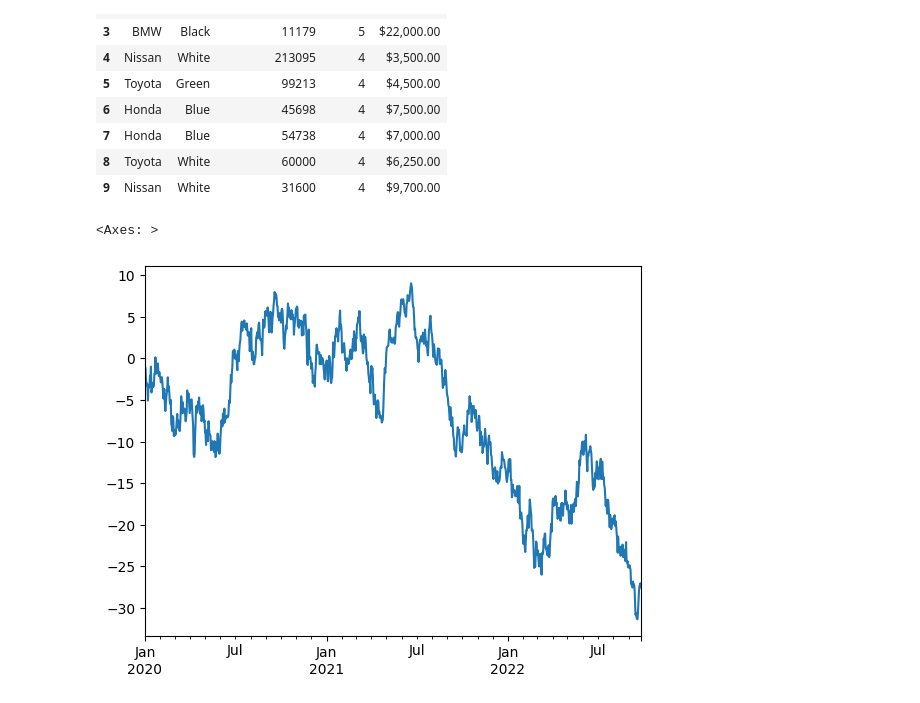
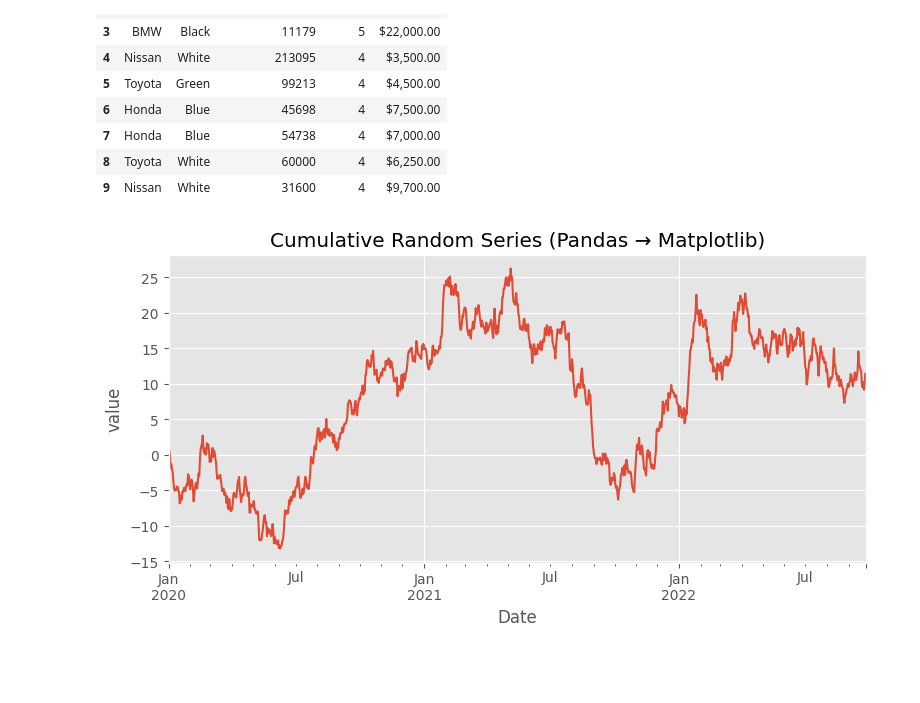
Before and after one commit to EslamKamel89/MLPlayground, a Jupyter notebook: SEC08_Matplotlib_Plotting_and_Data_Visualization.ipynb, the cells around one changed output. Drawn from its saved outputs; the diff is of its cells as text; code cells hidden in the pictures; blank space fills up the shorter version.

```diff
--- a/SEC08_Matplotlib_Plotting_and_Data_Visualization.ipynb
+++ b/SEC08_Matplotlib_Plotting_and_Data_Visualization.ipynb
@@ -225,10 +225,14 @@ type:  <class 'pandas.core.frame.DataFrame'>
 | 7 | Honda | Blue | 54738 | 4 | $7,000.00 |
 | 8 | Toyota | White | 60000 | 4 | $6,250.00 |
 | 9 | Nissan | White | 31600 | 4 | $9,700.00 |
+# %%
+plt.style.use('ggplot')
 # %%
 ts = pd.Series(np.random.randn(1000) , index = pd.date_range('1/1/2020' , periods=1000))
 ts = ts.cumsum()
-ts.plot()
+ax =  ts.plot(figsize=(9,4) , title="Cumulative Random Series (Pandas → Matplotlib)")
+ax.set_xlabel('Date')
+ax.set_ylabel('value')
+plt.show()
 # %% [output]
-<Axes: >
-[figure, old version]
+[figure, new version]
```
Also changed, not shown: parts of 1 cell of this notebook.
